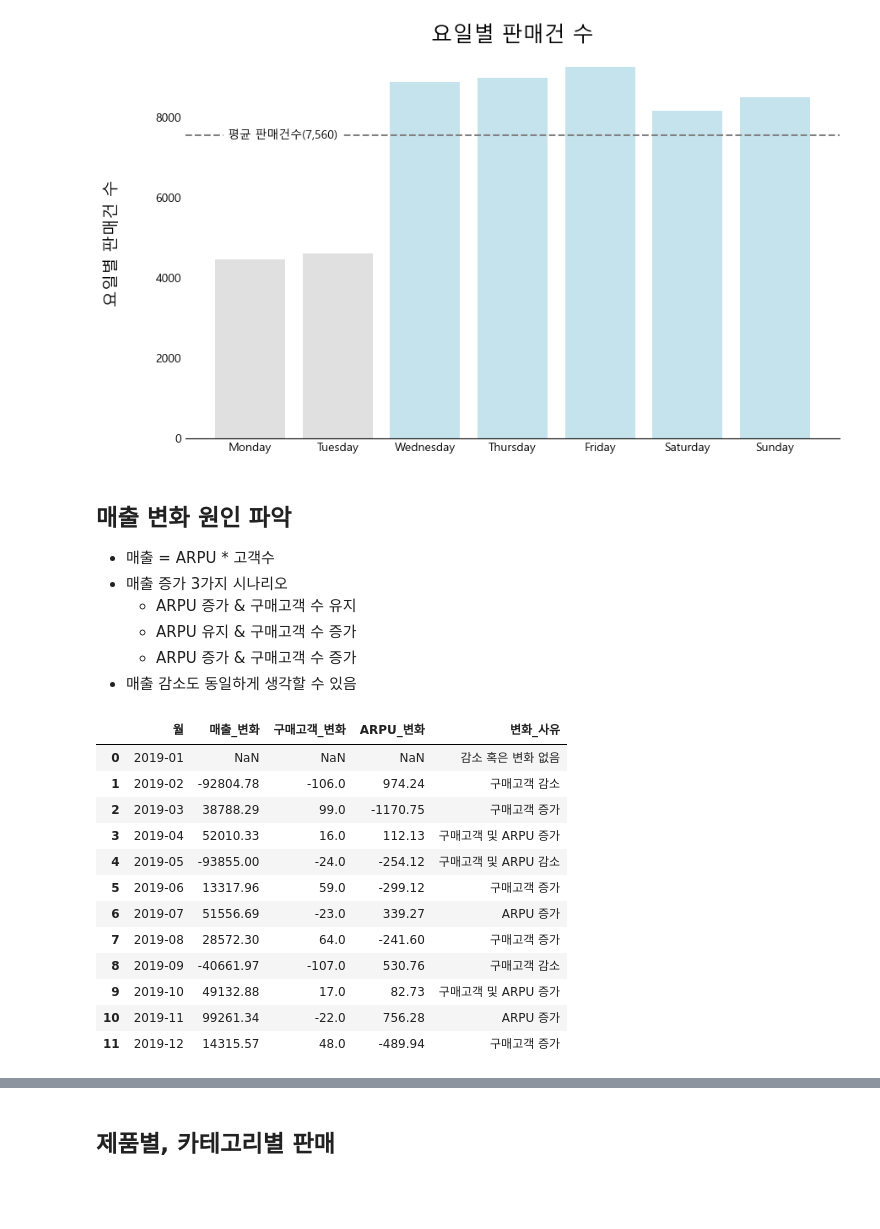
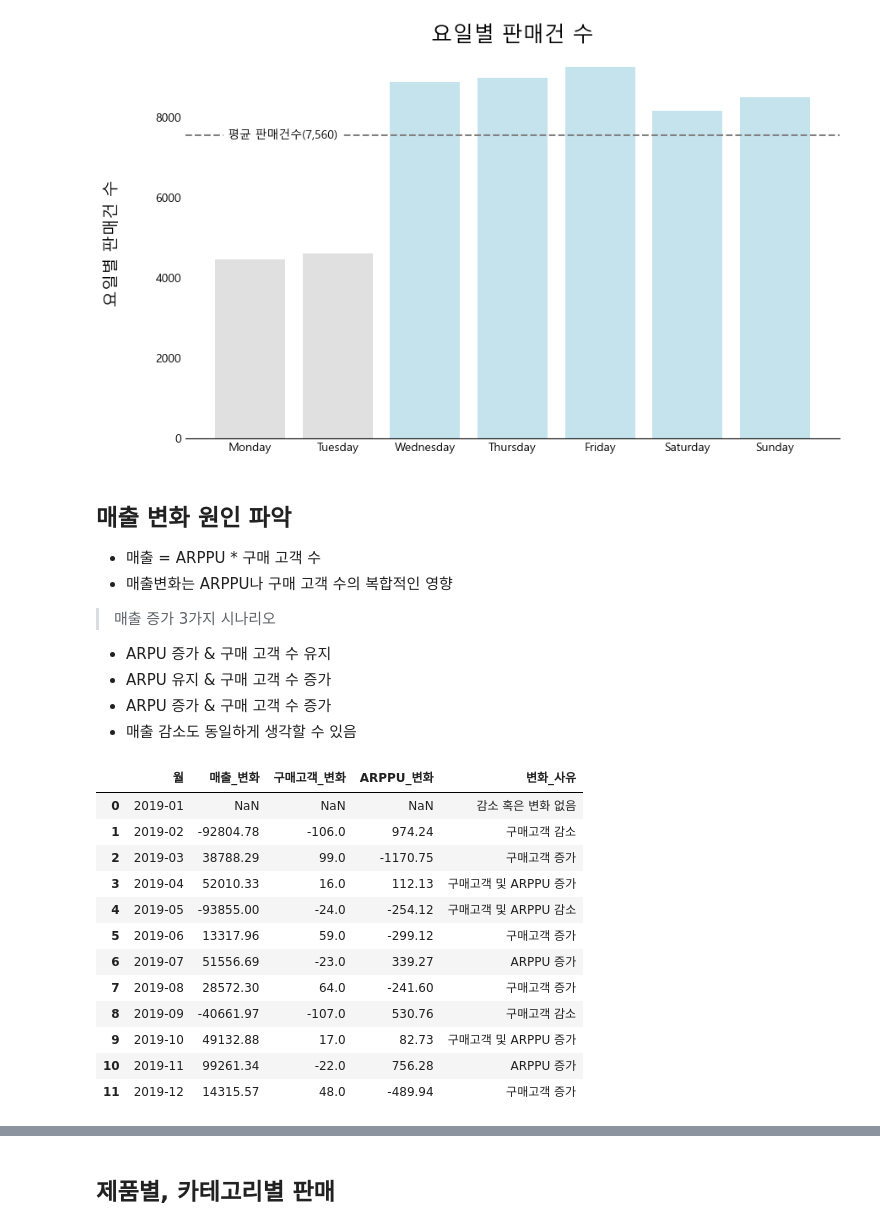
Before and after one commit to buzziru/ML_COMMERCE, a Jupyter notebook: eda/01_First Look_매출분석.ipynb, the cells around one changed output, grey strips where cells are left out. Cells and saved outputs as stored; diff of their text form; code cells hidden in the pictures; blank space fills up the shorter version.

```diff
--- a/eda/01_First Look_매출분석.ipynb
+++ b/eda/01_First Look_매출분석.ipynb
@@ -179,7 +179,7 @@ SELECT
     DATE_FORMAT(TransactionDate, '%Y-%m') AS 월,
     COUNT(DISTINCT CustomerID) AS 월별_구매고객,
     ROUND(SUM(매출), 2) AS 월별_매출,
-    ROUND(SUM(매출) / COUNT(DISTINCT CustomerID), 2) AS 월별_ARPU
+    ROUND(SUM(매출) / COUNT(DISTINCT CustomerID), 2) AS 월별_ARPPU
 FROM(
     SELECT
         CustomerID,
@@ -194,6 +194,6 @@ GROUP BY 월
 ORDER BY 월
 ;
 '''
-month_arpu = show_sql_result(sql)
-month_arpu
+month_arppu = show_sql_result(sql)
+month_arppu
 # %% [output]
@@ -210,3 +210,7 @@ month_arpu
 | 9 | 2019-10 | 210 | 409681.28 | 1950.86 |
 | 10 | 2019-11 | 188 | 508942.62 | 2707.14 |
 | 11 | 2019-12 | 236 | 523258.19 | 2217.20 |
+# %%
+month_arppu['월별_매출'] = month_arppu['월별_매출'].astype(float)
+month_arppu['월별_ARPU'] = round(month_arppu.월별_매출 / 1468, 2)
+month_arppu
@@ -407,47 +430,48 @@ plt.show()
 [figure]
 # %% [markdown]
 ## 매출 변화 원인 파악
-- 매출 = ARPU * 고객수
-- 매출 증가 3가지 시나리오
-    - ARPU 증가 & 구매고객 수 유지
-    - ARPU 유지 & 구매고객 수 증가
-    - ARPU 증가 & 구매고객 수 증가
+- 매출 = ARPPU * 구매 고객 수
+- 매출변화는 ARPPU나 구매 고객 수의 복합적인 영향
+>매출 증가 3가지 시나리오
+- ARPU 증가 & 구매 고객 수 유지
+- ARPU 유지 & 구매 고객 수 증가
+- ARPU 증가 & 구매 고객 수 증가
 - 매출 감소도 동일하게 생각할 수 있음
 # %%
 import numpy as np
 
 # 매출 증가/감소 분석
-month_arpu['매출_변화'] = month_arpu['월별_매출'].diff()
-month_arpu['구매고객_변화'] = month_arpu['월별_구매고객'].diff()
-month_arpu['ARPU_변화'] = month_arpu['월별_ARPU'].diff()
+month_arppu['매출_변화'] = month_arppu['월별_매출'].diff()
+month_arppu['구매고객_변화'] = month_arppu['월별_구매고객'].diff()
+month_arppu['ARPPU_변화'] = month_arppu['월별_ARPPU'].diff()
 
 # 증가 사유 분류
 conditions = [
-    (month_arpu['매출_증가'] > 0) & (month_arpu['구매고객_증가'] <= 0) & (month_arpu['ARPU_증가'] > 0), # ARPU 증가
-    (month_arpu['매출_증가'] > 0) & (month_arpu['구매고객_증가'] > 0) & (month_arpu['ARPU_증가'] <= 0), # 구매고객 증가
-    (month_arpu['매출_증가'] > 0) & (month_arpu['구매고객_증가'] > 0) & (month_arpu['ARPU_증가'] > 0),  # 둘 다 증가
-    (month_arpu['매출_증가'] < 0) & (month_arpu['구매고객_증가'] >= 0) & (month_arpu['ARPU_증가'] < 0), # ARPU 감소
-    (month_arpu['매출_증가'] < 0) & (month_arpu['구매고객_증가'] < 0) & (month_arpu['ARPU_증가'] >= 0), # 구매고객 감소
-    (month_arpu['매출_증가'] < 0) & (month_arpu['구매고객_증가'] < 0) & (month_arpu['ARPU_증가'] < 0)  # 둘 다 감소
+    (month_arppu['매출_변화'] > 0) & (month_arppu['구매고객_변화'] <= 0) & (month_arppu['ARPPU_변화'] > 0), # ARPPU 증가
+    (month_arppu['매출_변화'] > 0) & (month_arppu['구매고객_변화'] > 0) & (month_arppu['ARPPU_변화'] <= 0), # 구매 고객 증가
+    (month_arppu['매출_변화'] > 0) & (month_arppu['구매고객_변화'] > 0) & (month_arppu['ARPPU_변화'] > 0),  # 둘 다 증가
+    (month_arppu['매출_변화'] < 0) & (month_arppu['구매고객_변화'] >= 0) & (month_arppu['ARPPU_변화'] < 0), # ARPPU 감소
+    (month_arppu['매출_변화'] < 0) & (month_arppu['구매고객_변화'] < 0) & (month_arppu['ARPPU_변화'] >= 0), # 구매 고객 감소
+    (month_arppu['매출_변화'] < 0) & (month_arppu['구매고객_변화'] < 0) & (month_arppu['ARPPU_변화'] < 0)  # 둘 다 감소
 ]
 
-choices = ['ARPU 증가', '구매고객 증가', '구매고객 및 ARPU 증가', 'ARPU 감소', '구매고객 감소', '구매고객 및 ARPU 감소']
+choices = ['ARPPU 증가', '구매 고객 증가', '구매 고객 및 ARPPU 증가', 'ARPPU 감소', '구매 고객 감소', '구매 고객 및 ARPPU 감소']
 
-month_arpu['변화_사유'] = np.select(conditions, choices, default='감소 혹은 변화 없음')
-month_arpu[['월', '매출_변화', '구매고객_변화', 'ARPU_변화', '변화_사유']]
+month_arppu['변화_사유'] = np.select(conditions, choices, default='감소 혹은 변화 없음')
+month_arppu[['월', '매출_변화', '구매고객_변화', 'ARPPU_변화', '변화_사유']]
 # %% [output]
-|  | 월 | 매출_변화 | 구매고객_변화 | ARPU_변화 | 변화_사유 |
+|  | 월 | 매출_변화 | 구매고객_변화 | ARPPU_변화 | 변화_사유 |
 | 0 | 2019-01 | NaN | NaN | NaN | 감소 혹은 변화 없음 |
 | 1 | 2019-02 | -92804.78 | -106.0 | 974.24 | 구매고객 감소 |
 | 2 | 2019-03 | 38788.29 | 99.0 | -1170.75 | 구매고객 증가 |
-| 3 | 2019-04 | 52010.33 | 16.0 | 112.13 | 구매고객 및 ARPU 증가 |
-| 4 | 2019-05 | -93855.00 | -24.0 | -254.12 | 구매고객 및 ARPU 감소 |
+| 3 | 2019-04 | 52010.33 | 16.0 | 112.13 | 구매고객 및 ARPPU 증가 |
+| 4 | 2019-05 | -93855.00 | -24.0 | -254.12 | 구매고객 및 ARPPU 감소 |
 | 5 | 2019-06 | 13317.96 | 59.0 | -299.12 | 구매고객 증가 |
-| 6 | 2019-07 | 51556.69 | -23.0 | 339.27 | ARPU 증가 |
+| 6 | 2019-07 | 51556.69 | -23.0 | 339.27 | ARPPU 증가 |
 | 7 | 2019-08 | 28572.30 | 64.0 | -241.60 | 구매고객 증가 |
 | 8 | 2019-09 | -40661.97 | -107.0 | 530.76 | 구매고객 감소 |
-| 9 | 2019-10 | 49132.88 | 17.0 | 82.73 | 구매고객 및 ARPU 증가 |
-| 10 | 2019-11 | 99261.34 | -22.0 | 756.28 | ARPU 증가 |
+| 9 | 2019-10 | 49132.88 | 17.0 | 82.73 | 구매고객 및 ARPPU 증가 |
+| 10 | 2019-11 | 99261.34 | -22.0 | 756.28 | ARPPU 증가 |
 | 11 | 2019-12 | 14315.57 | 48.0 | -489.94 | 구매고객 증가 |
 # %% [markdown]
 1. 구매 고객 수의 변화가 매출에 중요한 영향
```
Also changed, not shown: parts of 9 cells of this notebook.
